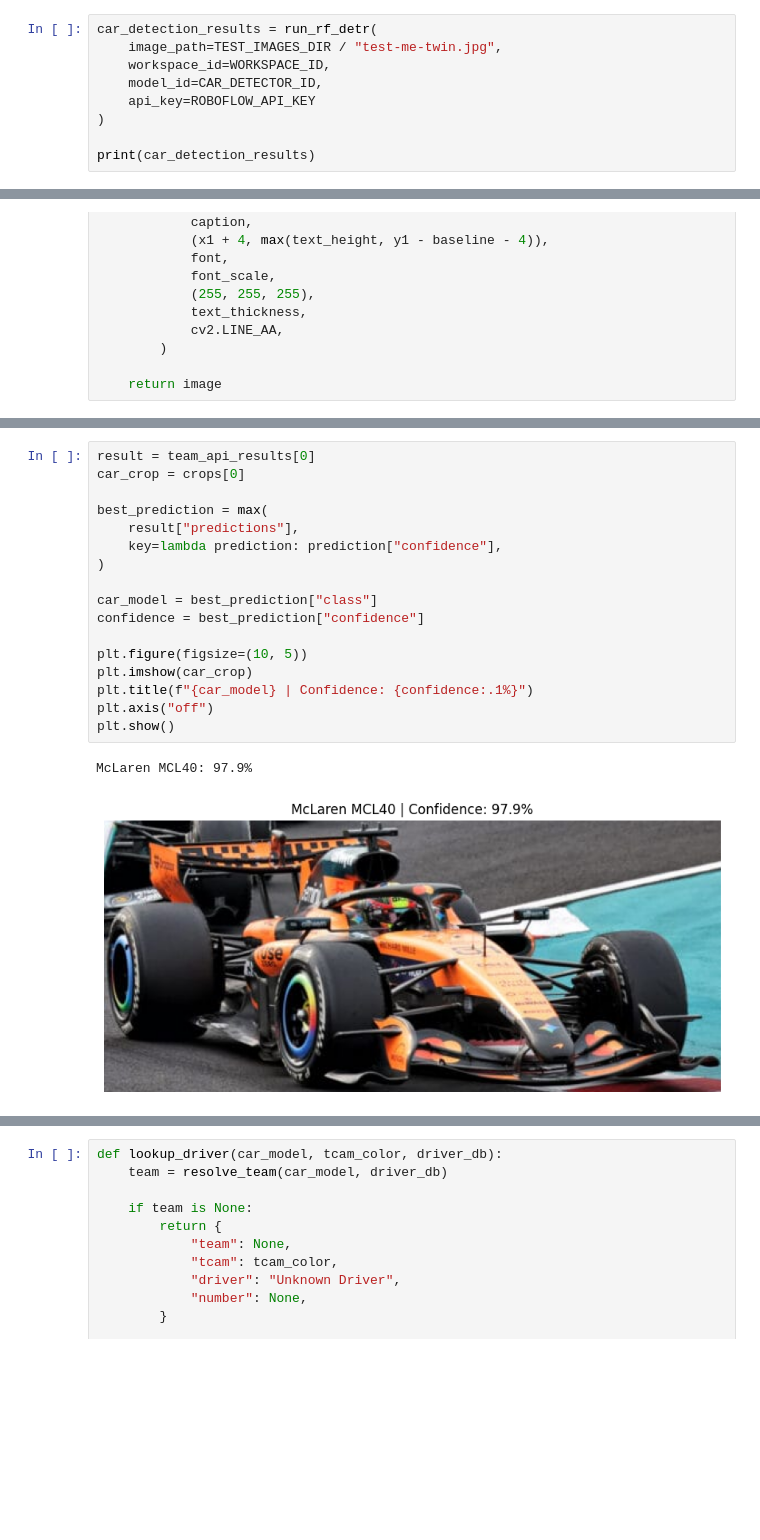
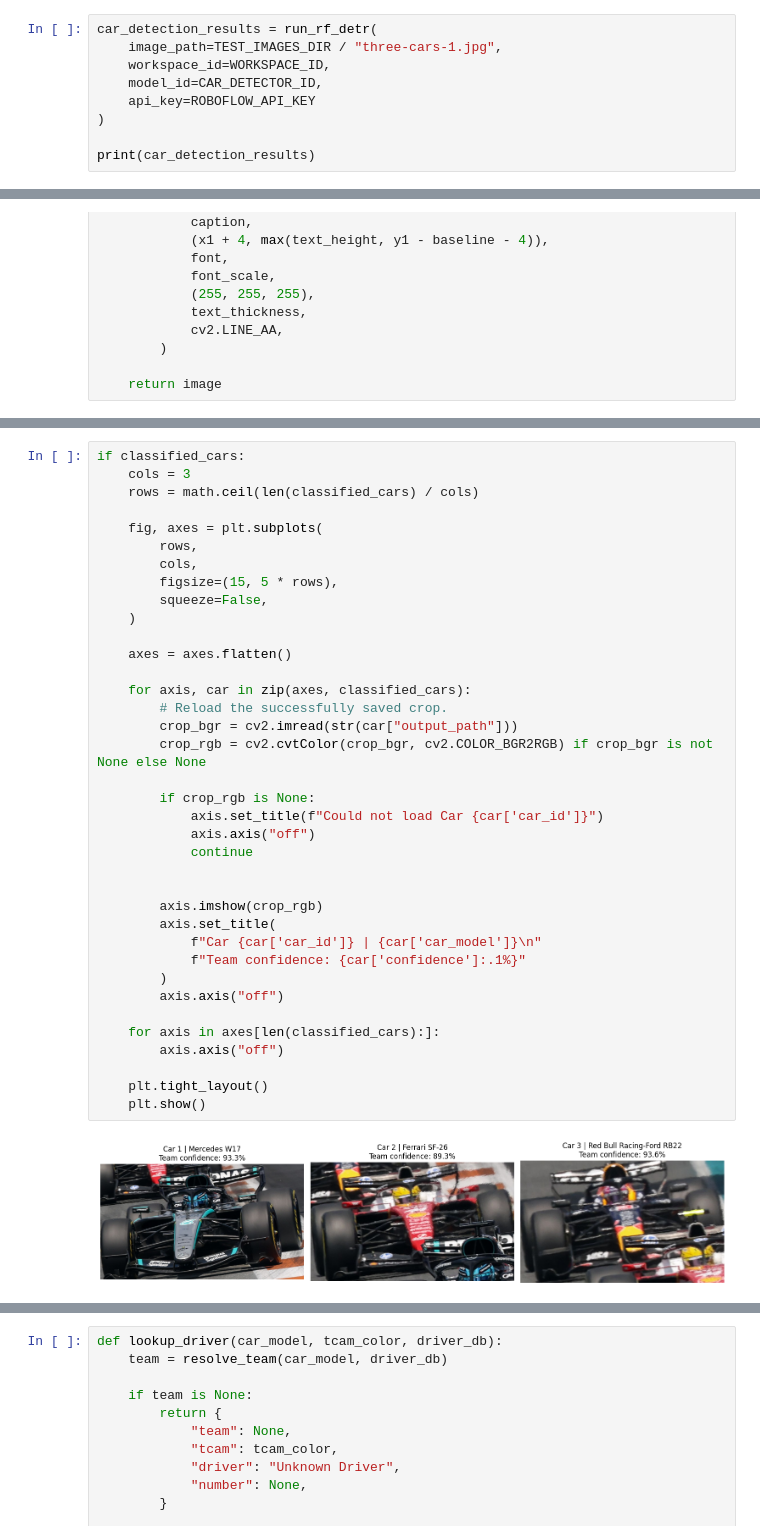
Before and after one commit to MichaelwaveOfficial/f1, a Jupyter notebook: static-test.ipynb, the cells around one changed output, grey strips where cells are left out. Cells and saved outputs as stored; diff of their text form; blank space fills up the shorter version.

```diff
--- a/static-test.ipynb
+++ b/static-test.ipynb
@@ -70,7 +70,7 @@ def run_rf_detr(image_path, workspace_id, model_id, api_key):
     return response.json()
 # %%
 car_detection_results = run_rf_detr(
-    image_path=TEST_IMAGES_DIR / "test-me-twin.jpg",
+    image_path=TEST_IMAGES_DIR / "three-cars-1.jpg",
     workspace_id=WORKSPACE_ID,
     model_id=CAR_DETECTOR_ID,
     api_key=ROBOFLOW_API_KEY
@@ -275,23 +351,42 @@ Response: 200 {"inference_id":"a41da0cb-64fe-4d5a-aa3b-4cb662d223b1","time":0.24
 # %%
-result = team_api_results[0]
-car_crop = crops[0]
+if classified_cars:
+    cols = 3
+    rows = math.ceil(len(classified_cars) / cols)
 
-best_prediction = max(
-    result["predictions"],
-    key=lambda prediction: prediction["confidence"],
-)
+    fig, axes = plt.subplots(
+        rows,
+        cols,
+        figsize=(15, 5 * rows),
+        squeeze=False,
+    )
 
-car_model = best_prediction["class"]
-confidence = best_prediction["confidence"]
+    axes = axes.flatten()
 
-plt.figure(figsize=(10, 5))
-plt.imshow(car_crop)
-plt.title(f"{car_model} | Confidence: {confidence:.1%}")
-plt.axis("off")
-plt.show()
+    for axis, car in zip(axes, classified_cars):
+        # Reload the successfully saved crop.
+        crop_bgr = cv2.imread(str(car["output_path"]))
+        crop_rgb = cv2.cvtColor(crop_bgr, cv2.COLOR_BGR2RGB) if crop_bgr is not None else None
+
+        if crop_rgb is None:
+            axis.set_title(f"Could not load Car {car['car_id']}")
+            axis.axis("off")
+            continue
+
+
+        axis.imshow(crop_rgb)
+        axis.set_title(
+            f"Car {car['car_id']} | {car['car_model']}\n"
+            f"Team confidence: {car['confidence']:.1%}"
+        )
+        axis.axis("off")
+
+    for axis in axes[len(classified_cars):]:
+        axis.axis("off")
+
+    plt.tight_layout()
+    plt.show()
 # %% [output]
-McLaren MCL40: 97.9%
-[figure, old version]
+[figure, new version]
 # %%
 def detect_tcam_color(
     tcam_crop,
```
Also changed, not shown: parts of 9 cells of this notebook, 14 other files.
